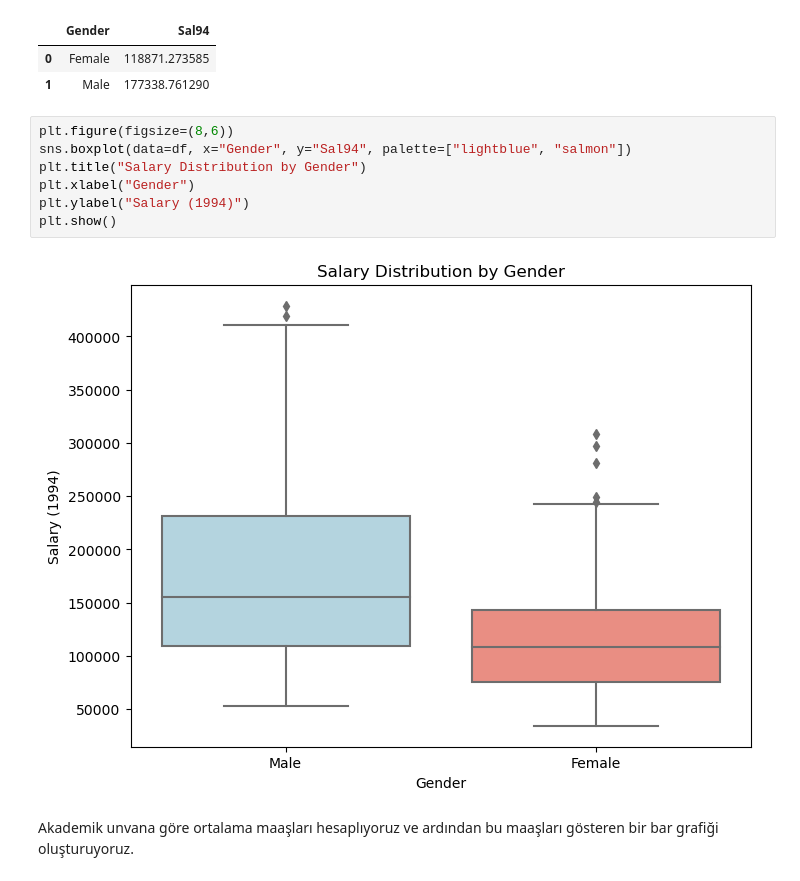
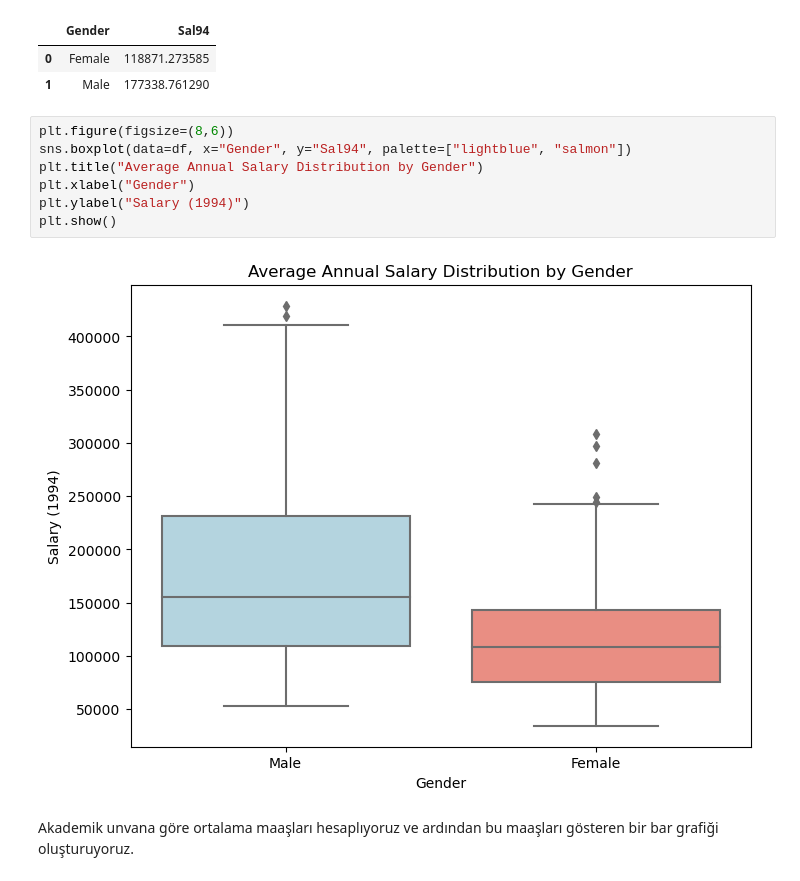
Before and after one commit to zulalbigis/Hi_Kod_Data_Science_Bootcamp_Final_Project, a Jupyter notebook: Final_Project.ipynb, the cells around one changed output. Drawn from its saved outputs; the diff is of its cells as text.

```diff
--- a/Final_Project.ipynb
+++ b/Final_Project.ipynb
@@ -219,12 +219,12 @@ salary_gender
 # %%
 plt.figure(figsize=(8,6))
 sns.boxplot(data=df, x="Gender", y="Sal94", palette=["lightblue", "salmon"])
-plt.title("Salary Distribution by Gender")
+plt.title("Average Annual Salary Distribution by Gender")
 plt.xlabel("Gender")
 plt.ylabel("Salary (1994)")
 plt.show()
 # %% [output]
-[figure, old version]
+[figure, new version]
 # %% [markdown]
 Akademik unvana göre ortalama maaşları hesaplıyoruz ve ardından bu maaşları gösteren bir bar grafiği oluşturuyoruz.
 # %%
```
Also changed, not shown: parts of 19 cells of this notebook.
